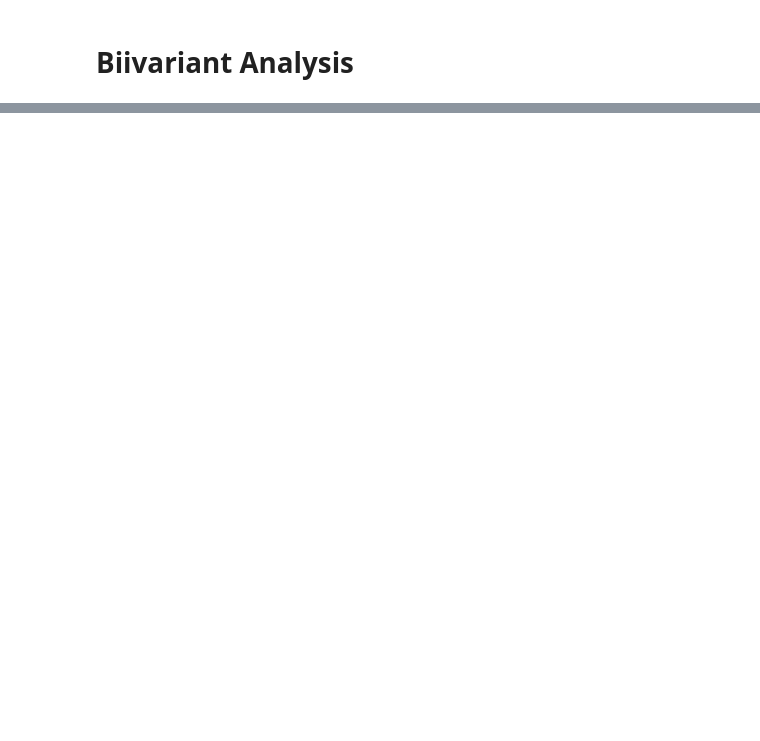
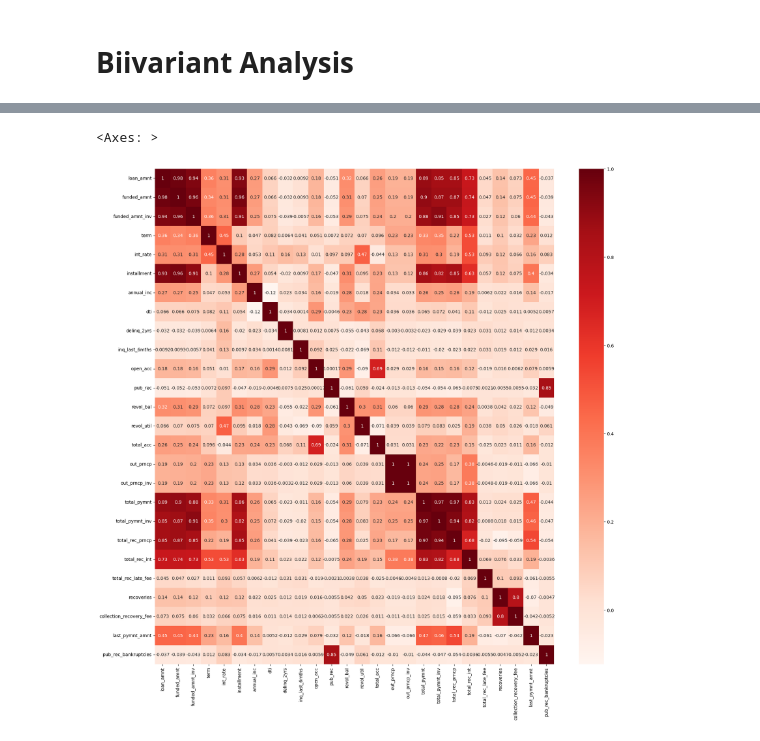
Before and after one commit to saurabhbhargava6/Lending-Case-Study, a Jupyter notebook: LendingClub_CaseStudy.ipynb, the cells around one changed output, grey strips where cells are left out. Saved outputs shown, nothing was run; the diff lists cells and outputs as text; code cells hidden in the pictures; blank space fills up the shorter version.

```diff
--- a/LendingClub_CaseStudy.ipynb
+++ b/LendingClub_CaseStudy.ipynb
@@ -821,0 +1184,2 @@ df.groupby(['term', 'addr_state']).size().unstack().plot(kind='bar', stacked=Tru
+# %%
+corr_mat_table = ['loan_amnt',  'funded_amnt', 'funded_amnt_inv',   'term', 'int_rate',   'installment', 'annual_inc', 'dti', 'delinq_2yrs', 'inq_last_6mths',    'open_acc',   'pub_rec',    'revol_bal',  'revol_util',            'total_acc',  'out_prncp',  'out_prncp_inv',     'total_pymnt', 'total_pymnt_inv',   'total_rec_prncp',   'total_rec_int',     'total_rec_late_fee', 'recoveries', 'collection_recovery_fee', 'last_pymnt_amnt',   'pub_rec_bankruptcies']
@@ -821,0 +1207,6 @@ df.groupby(['term', 'addr_state']).size().unstack().plot(kind='bar', stacked=Tru
+# %%
+plt.figure(figsize=(20,20))
+sns.heatmap(data=df[corr_mat_table].corr(), annot=True, cmap='Reds')
+# %% [output]
+<Axes: >
+[figure, added]
```
Also changed, not shown: parts of 46 cells of this notebook.
